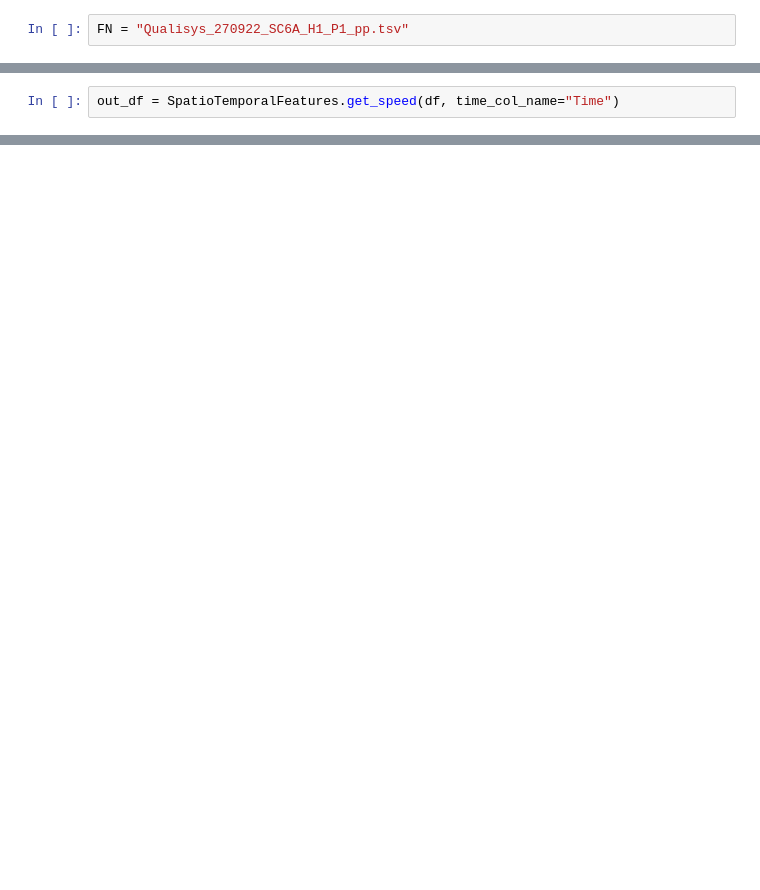
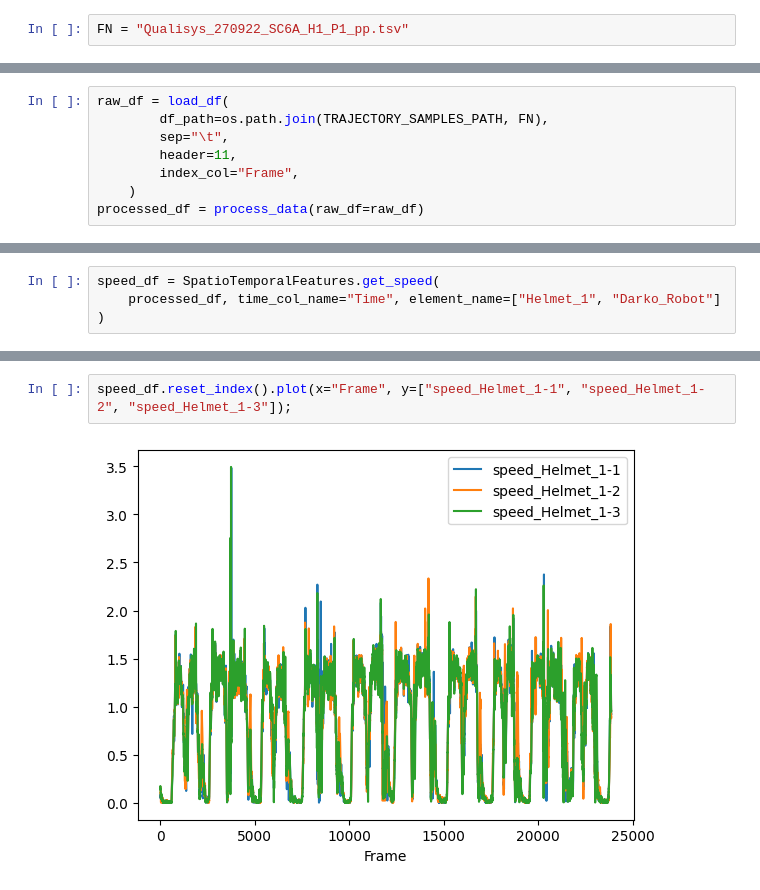
Before and after one commit to tmralmeida/magni-dash, a Jupyter notebook: runbooks/3-profiles.ipynb, the cells around one changed output, grey strips where cells are left out. Cells and saved outputs as stored; diff of their text form; blank space fills up the shorter version.

Commit message:
add speed profile

```diff
--- a/runbooks/3-profiles.ipynb
+++ b/runbooks/3-profiles.ipynb
@@ -87,0 +15,8 @@ pandas.core.groupby.generic.DataFrameGroupBy
+# %%
+raw_df = load_df(
+        df_path=os.path.join(TRAJECTORY_SAMPLES_PATH, FN),
+        sep="\t",
+        header=11,
+        index_col="Frame",
+    )
+processed_df = process_data(raw_df=raw_df)
@@ -127,3 +143,5 @@ class SpatioTemporalFeatures:
 # %%
-out_df = SpatioTemporalFeatures.get_speed(df, time_col_name="Time")
+speed_df = SpatioTemporalFeatures.get_speed(
+    processed_df, time_col_name="Time", element_name=["Helmet_1", "Darko_Robot"]
+)
 # %% [output]
@@ -154,0 +170,4 @@ out_df.head(10)
+# %%
+speed_df.reset_index().plot(x="Frame", y=["speed_Helmet_1-1", "speed_Helmet_1-2", "speed_Helmet_1-3"]);
+# %% [output]
+[figure, added]
```
Also changed, not shown: parts of 22 cells of this notebook, 16 other files.
